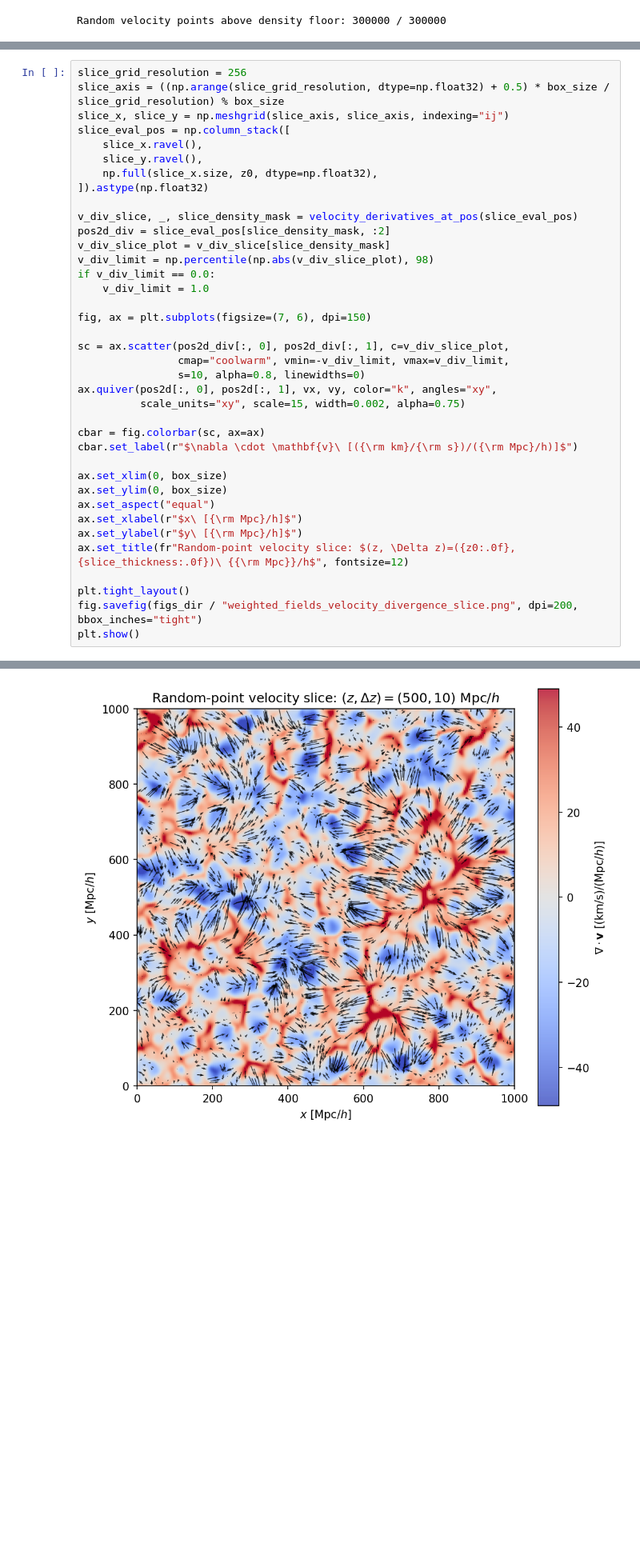
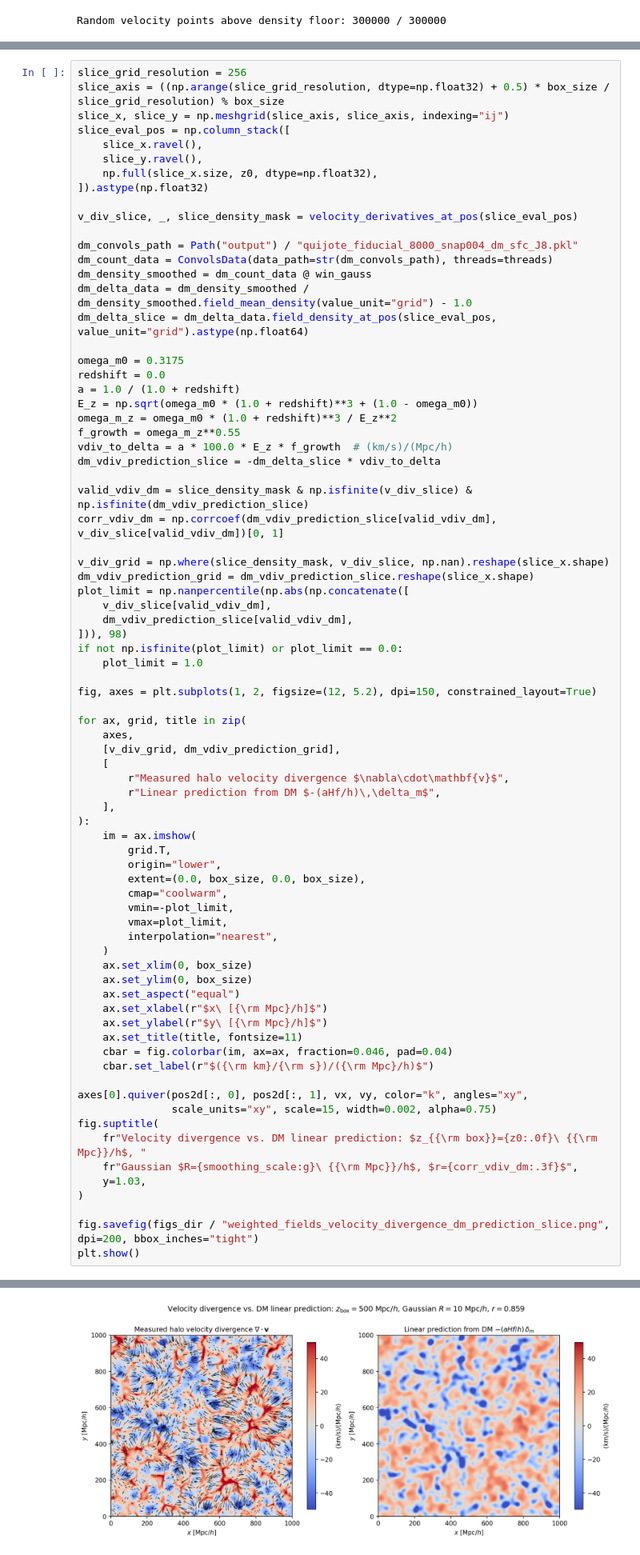
Before and after one commit to SYSUSPA-Projects/PyHermes, a Jupyter notebook: examples/notebooks/weighted_fields.ipynb, the cells around one changed output, grey strips where cells are left out. Shown at 80% size. Drawn from its saved outputs; the diff is of its cells as text; blank space fills up the shorter version.

```diff
--- a/examples/notebooks/weighted_fields.ipynb
+++ b/examples/notebooks/weighted_fields.ipynb
@@ -329,31 +330,70 @@ slice_eval_pos = np.column_stack([
 ]).astype(np.float32)
 
 v_div_slice, _, slice_density_mask = velocity_derivatives_at_pos(slice_eval_pos)
-pos2d_div = slice_eval_pos[slice_density_mask, :2]
-v_div_slice_plot = v_div_slice[slice_density_mask]
-v_div_limit = np.percentile(np.abs(v_div_slice_plot), 98)
-if v_div_limit == 0.0:
-    v_div_limit = 1.0
 
-fig, ax = plt.subplots(figsize=(7, 6), dpi=150)
+dm_convols_path = Path("output") / "quijote_fiducial_8000_snap004_dm_sfc_J8.pkl"
+dm_count_data = ConvolsData(data_path=str(dm_convols_path), threads=threads)
+dm_density_smoothed = dm_count_data @ win_gauss
+dm_delta_data = dm_density_smoothed / dm_density_smoothed.field_mean_density(value_unit="grid") - 1.0
+dm_delta_slice = dm_delta_data.field_density_at_pos(slice_eval_pos, value_unit="grid").astype(np.float64)
 
-sc = ax.scatter(pos2d_div[:, 0], pos2d_div[:, 1], c=v_div_slice_plot,
-                cmap="coolwarm", vmin=-v_div_limit, vmax=v_div_limit,
-                s=10, alpha=0.8, linewidths=0)
-ax.quiver(pos2d[:, 0], pos2d[:, 1], vx, vy, color="k", angles="xy",
-          scale_units="xy", scale=15, width=0.002, alpha=0.75)
+omega_m0 = 0.3175
+redshift = 0.0
+a = 1.0 / (1.0 + redshift)
+E_z = np.sqrt(omega_m0 * (1.0 + redshift)**3 + (1.0 - omega_m0))
+omega_m_z = omega_m0 * (1.0 + redshift)**3 / E_z**2
+f_growth = omega_m_z**0.55
+vdiv_to_delta = a * 100.0 * E_z * f_growth  # (km/s)/(Mpc/h)
+dm_vdiv_prediction_slice = -dm_delta_slice * vdiv_to_delta
 
-cbar = fig.colorbar(sc, ax=ax)
-cbar.set_label(r"$\nabla \cdot \mathbf{v}\ [({\rm km}/{\rm s})/({\rm Mpc}/h)]$")
+valid_vdiv_dm = slice_density_mask & np.isfinite(v_div_slice) & np.isfinite(dm_vdiv_prediction_slice)
+corr_vdiv_dm = np.corrcoef(dm_vdiv_prediction_slice[valid_vdiv_dm], v_div_slice[valid_vdiv_dm])[0, 1]
 
-ax.set_xlim(0, box_size)
-ax.set_ylim(0, box_size)
-ax.set_aspect("equal")
-ax.set_xlabel(r"$x\ [{\rm Mpc}/h]$")
-ax.set_ylabel(r"$y\ [{\rm Mpc}/h]$")
-ax.set_title(fr"Random-point velocity slice: $(z, \Delta z)=({z0:.0f}, {slice_thickness:.0f})\ {{\rm Mpc}}/h$", fontsize=12)
+v_div_grid = np.where(slice_density_mask, v_div_slice, np.nan).reshape(slice_x.shape)
+dm_vdiv_prediction_grid = dm_vdiv_prediction_slice.reshape(slice_x.shape)
+plot_limit = np.nanpercentile(np.abs(np.concatenate([
+    v_div_slice[valid_vdiv_dm],
+    dm_vdiv_prediction_slice[valid_vdiv_dm],
+])), 98)
+if not np.isfinite(plot_limit) or plot_limit == 0.0:
+    plot_limit = 1.0
 
-plt.tight_layout()
-fig.savefig(figs_dir / "weighted_fields_velocity_divergence_slice.png", dpi=200, bbox_inches="tight")
+fig, axes = plt.subplots(1, 2, figsize=(12, 5.2), dpi=150, constrained_layout=True)
+
+for ax, grid, title in zip(
+    axes,
+    [v_div_grid, dm_vdiv_prediction_grid],
+    [
+        r"Measured halo velocity divergence $\nabla\cdot\mathbf{v}$",
+        r"Linear prediction from DM $-(aHf/h)\,\delta_m$",
+    ],
+):
+    im = ax.imshow(
+        grid.T,
+        origin="lower",
+        extent=(0.0, box_size, 0.0, box_size),
+        cmap="coolwarm",
+        vmin=-plot_limit,
+        vmax=plot_limit,
+        interpolation="nearest",
+    )
+    ax.set_xlim(0, box_size)
+    ax.set_ylim(0, box_size)
+    ax.set_aspect("equal")
+    ax.set_xlabel(r"$x\ [{\rm Mpc}/h]$")
+    ax.set_ylabel(r"$y\ [{\rm Mpc}/h]$")
+    ax.set_title(title, fontsize=11)
+    cbar = fig.colorbar(im, ax=ax, fraction=0.046, pad=0.04)
+    cbar.set_label(r"$({\rm km}/{\rm s})/({\rm Mpc}/h)$")
+
+axes[0].quiver(pos2d[:, 0], pos2d[:, 1], vx, vy, color="k", angles="xy",
+               scale_units="xy", scale=15, width=0.002, alpha=0.75)
+fig.suptitle(
+    fr"Velocity divergence vs. DM linear prediction: $z_{{\rm box}}={z0:.0f}\ {{\rm Mpc}}/h$, "
+    fr"Gaussian $R={smoothing_scale:g}\ {{\rm Mpc}}/h$, $r={corr_vdiv_dm:.3f}$",
+    y=1.03,
+)
+
+fig.savefig(figs_dir / "weighted_fields_velocity_divergence_dm_prediction_slice.png", dpi=200, bbox_inches="tight")
 plt.show()
 # %% [output]
@@ -360 +402 @@ plt.show()
-[figure, old version]
+[figure, new version]
```
Also changed, not shown: parts of 7 cells of this notebook, 1 other file.
